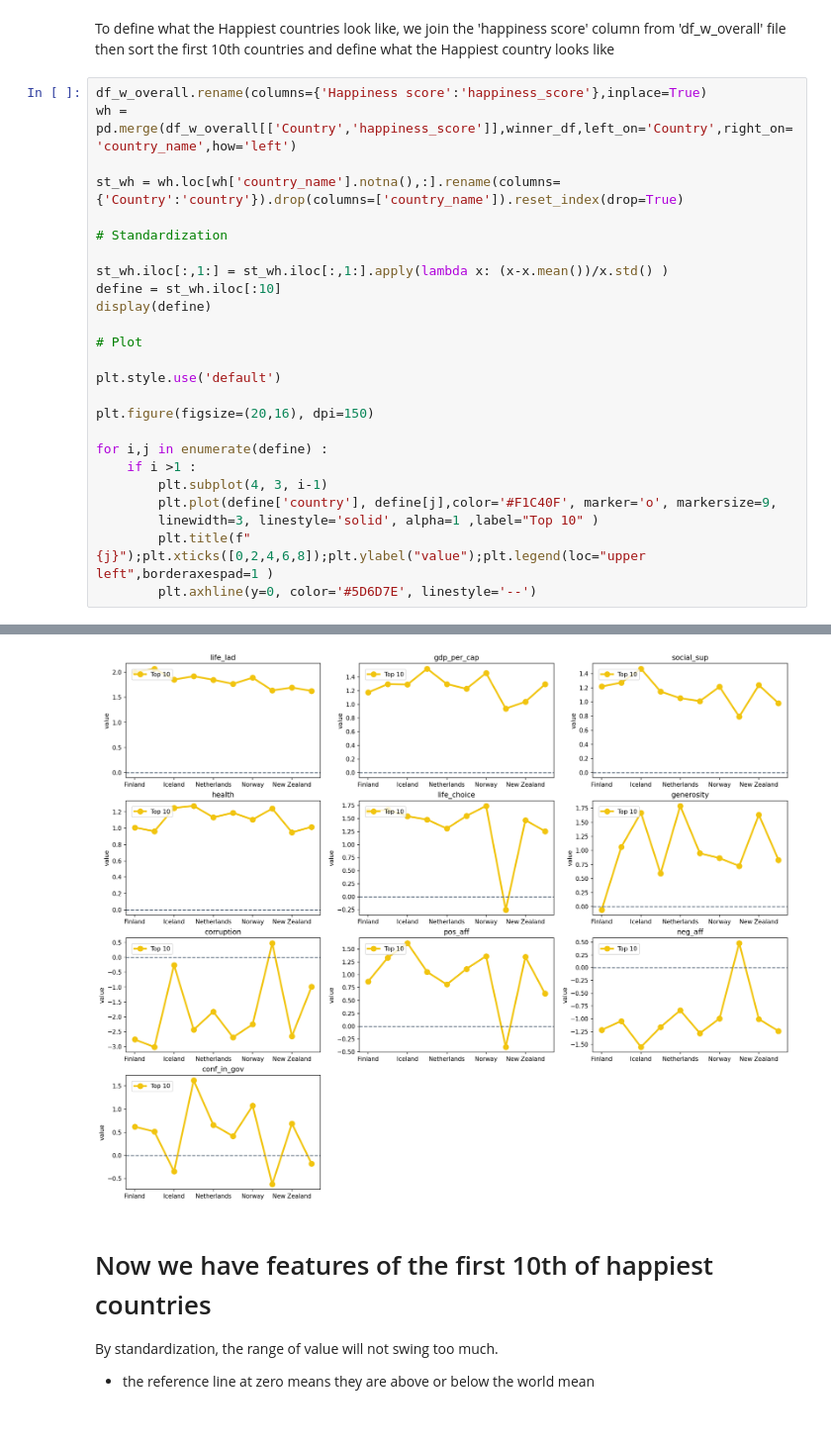
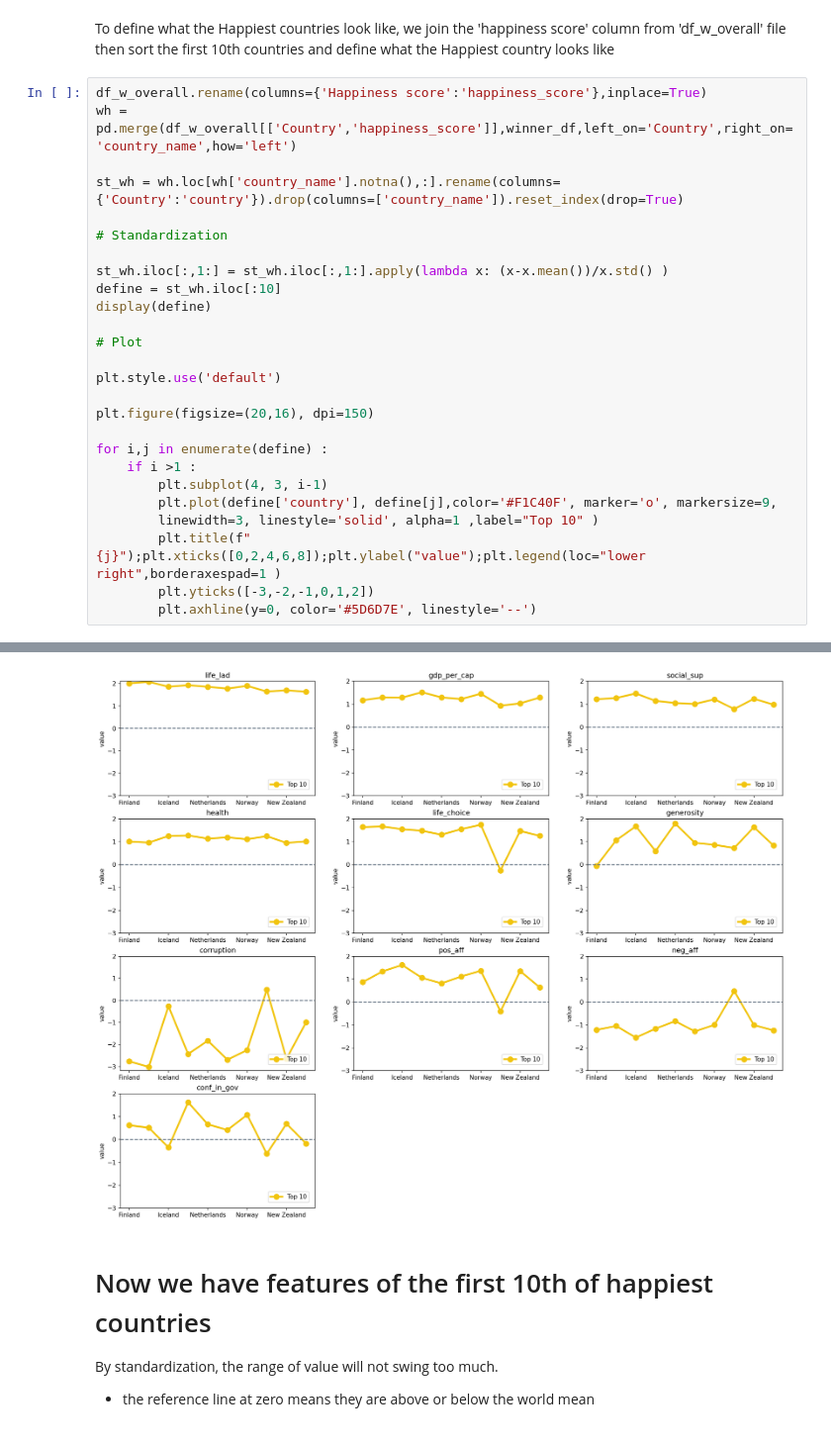
Before and after one commit to HikariJadeEmpire/TH_WLRD_Happiness_Project, a Jupyter notebook: WH_CodeSpace.ipynb, the cells around one changed output, grey strips where cells are left out. Shown at 99% size. Drawn from its saved outputs; the diff is of its cells as text.

```diff
--- a/WH_CodeSpace.ipynb
+++ b/WH_CodeSpace.ipynb
@@ -220,35 +220,36 @@ st_wh = wh.loc[wh['country_name'].notna(),:].rename(columns={'Country':'country'
 # Standardization
 
 st_wh.iloc[:,1:] = st_wh.iloc[:,1:].apply(lambda x: (x-x.mean())/x.std() )
 define = st_wh.iloc[:10]
 display(define)
 
 # Plot
 
 plt.style.use('default')
 
 plt.figure(figsize=(20,16), dpi=150)
 
 for i,j in enumerate(define) :
     if i >1 :
         plt.subplot(4, 3, i-1)
         plt.plot(define['country'], define[j],color='#F1C40F', marker='o', markersize=9,
         linewidth=3, linestyle='solid', alpha=1 ,label="Top 10" )
-        plt.title(f"{j}");plt.xticks([0,2,4,6,8]);plt.ylabel("value");plt.legend(loc="upper left",borderaxespad=1 )
+        plt.title(f"{j}");plt.xticks([0,2,4,6,8]);plt.ylabel("value");plt.legend(loc="lower right",borderaxespad=1 )
+        plt.yticks([-3,-2,-1,0,1,2])
         plt.axhline(y=0, color='#5D6D7E', linestyle='--')
 # %% [output]
 |  | country | happiness_score | life_lad | gdp_per_cap | social_sup | health | life_choice | generosity | ... |
 | 0 | Finland | 2.017205 | 2.000682 | 1.174286 | 1.216943 | 1.009667 | 1.640084 | -0.055600 | ... |
 | 1 | Denmark | 1.843931 | 2.069567 | 1.296259 | 1.271757 | 0.962683 | 1.667049 | 1.062924 | ... |
 | 2 | Iceland | 1.769939 | 1.851831 | 1.289662 | 1.468914 | 1.248158 | 1.543696 | 1.671340 | ... |
 | 3 | Switzerland | 1.727792 | 1.919069 | 1.521539 | 1.145768 | 1.273988 | 1.478883 | 0.592171 | ... |
 | 4 | Netherlands | 1.636940 | 1.848348 | 1.297202 | 1.051417 | 1.133282 | 1.307174 | 1.792635 | ... |
 | 5 | Sweden | 1.607905 | 1.767578 | 1.226673 | 1.010452 | 1.189371 | 1.547861 | 0.950446 | ... |
 | 6 | Norway | 1.590110 | 1.890263 | 1.458427 | 1.213663 | 1.106653 | 1.741495 | 0.864338 | ... |
 | 7 | Israel | 1.589173 | 1.636961 | 0.937150 | 0.790804 | 1.240995 | -0.253296 | 0.724502 | ... |
 | 8 | New Zealand | 1.435569 | 1.693785 | 1.037148 | 1.237021 | 0.950119 | 1.469413 | 1.635329 | ... |
 | 9 | Austria | 1.400914 | 1.626904 | 1.293598 | 0.980503 | 1.016178 | 1.254877 | 0.831957 | ... |
-[figure, old version]
+[figure, new version]
 # %% [markdown]
 # Now we have features of the first 10th of happiest countries
 By standardization, the range of value will not swing too much.
```
